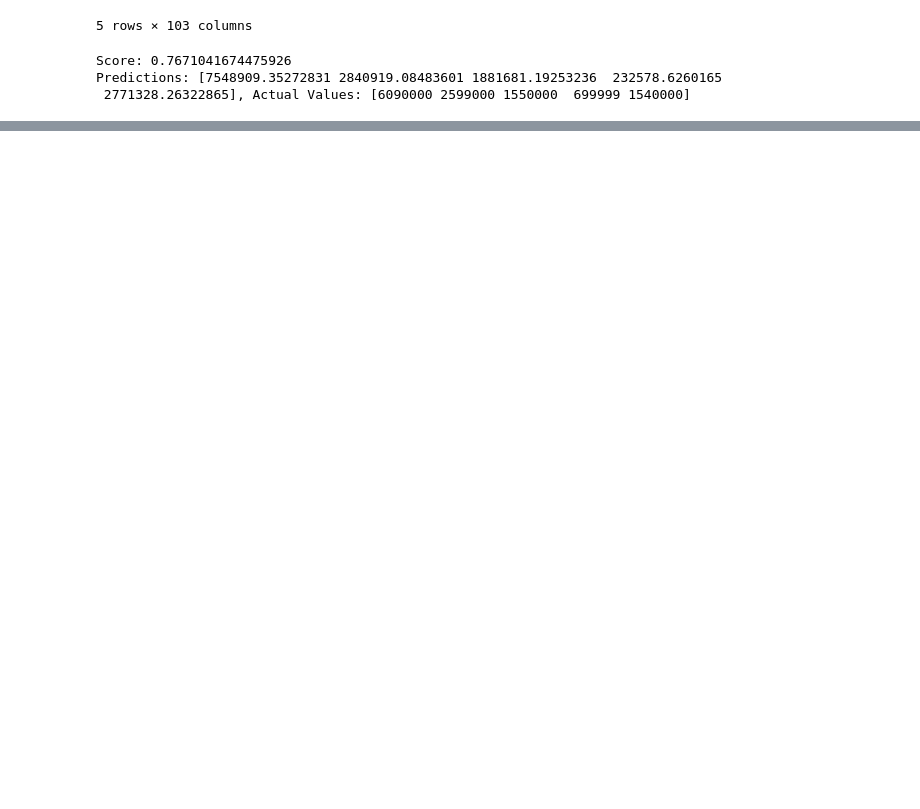
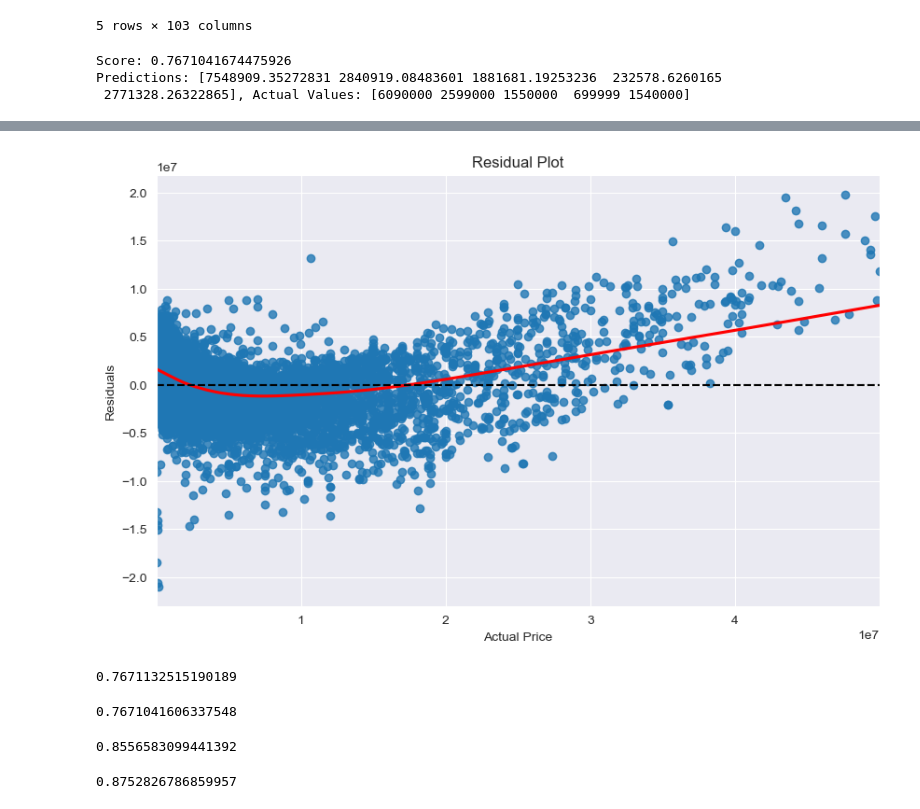
Before and after one commit to milanszilveszter/Csapatmunka, a Jupyter notebook: Regression/BigDataset/hasznaltauto.ipynb, the cells around one changed output, grey strips where cells are left out. Drawn from its saved outputs; the diff is of its cells as text; code cells hidden in the pictures; blank space fills up the shorter version.

```diff
--- a/Regression/BigDataset/hasznaltauto.ipynb
+++ b/Regression/BigDataset/hasznaltauto.ipynb
@@ -156,0 +192,52 @@ Predictions: [7548909.35272831 2840919.08483601 1881681.19253236  232578.6260165
+# %%
+# Plot residuals
+residuals = y_test - y_pred
+plt.figure(figsize=(10, 6))
+sns.residplot(x=y_test, y=residuals, lowess=True, line_kws={'color': 'red'})
+plt.xlabel('Actual Price')
+plt.ylabel('Residuals')
+plt.title('Residual Plot')
+plt.axhline(y=0, color='k', linestyle='--')
+plt.show()
+# %% [output]
+[figure, added]
+# %%
+#Ridge
+from sklearn.linear_model import Ridge
+
+ridge_reg = Ridge(alpha=1.0)
+ridge_reg.fit(x_train, y_train)
+ridge_score = ridge_reg.score(x_test, y_test)
+ridge_score
+# %% [output]
+0.7671132515190189
+# %%
+#Lasso
+from sklearn.linear_model import Lasso
+
+lasso_reg = Lasso(alpha=0.1)
+lasso_reg.fit(x_train, y_train)
+lasso_score = lasso_reg.score(x_test, y_test)
+lasso_score
+# %% [output]
+0.7671041606337548
+# %%
+#DecisionTree
+from sklearn.tree import DecisionTreeRegressor
+
+tree_reg = DecisionTreeRegressor(max_depth=5)
+tree_reg.fit(x_train, y_train)
+tree_score = tree_reg.score(x_test, y_test)
+tree_score
+# %% [output]
+0.8556583099441392
+# %%
+#RandomForest
+from sklearn.ensemble import RandomForestRegressor
+
+forest_reg = RandomForestRegressor(n_estimators=100, max_depth=5)
+forest_reg.fit(x_train, y_train)
+forest_score = forest_reg.score(x_test, y_test)
+forest_score
+# %% [output]
+0.8752826786859957
```
Also changed, not shown: parts of 4 cells of this notebook, 2 other files.
